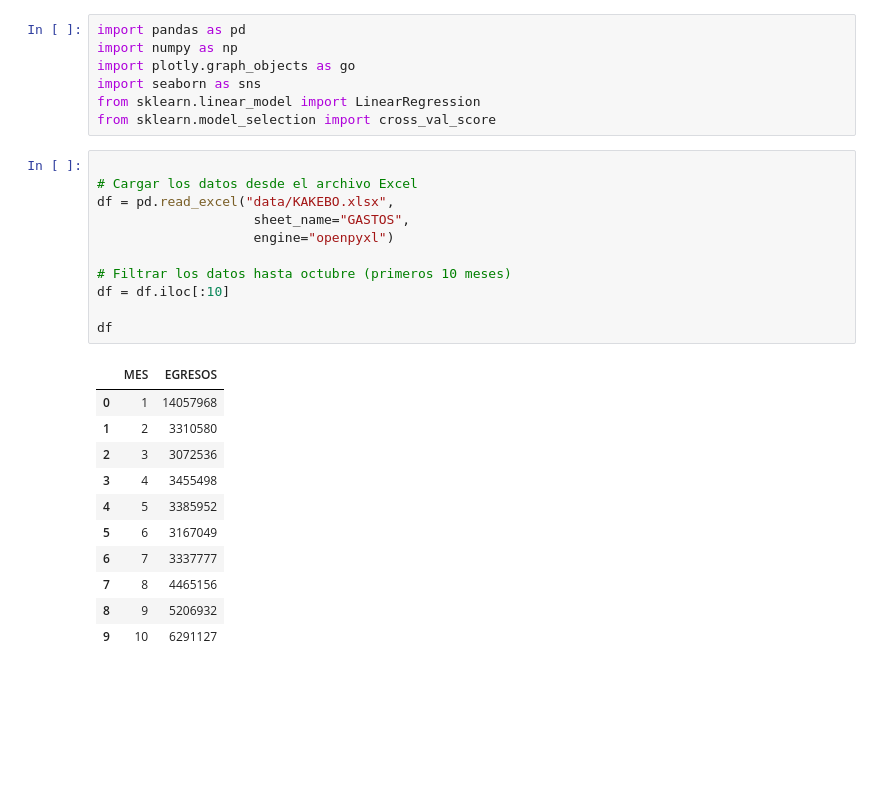
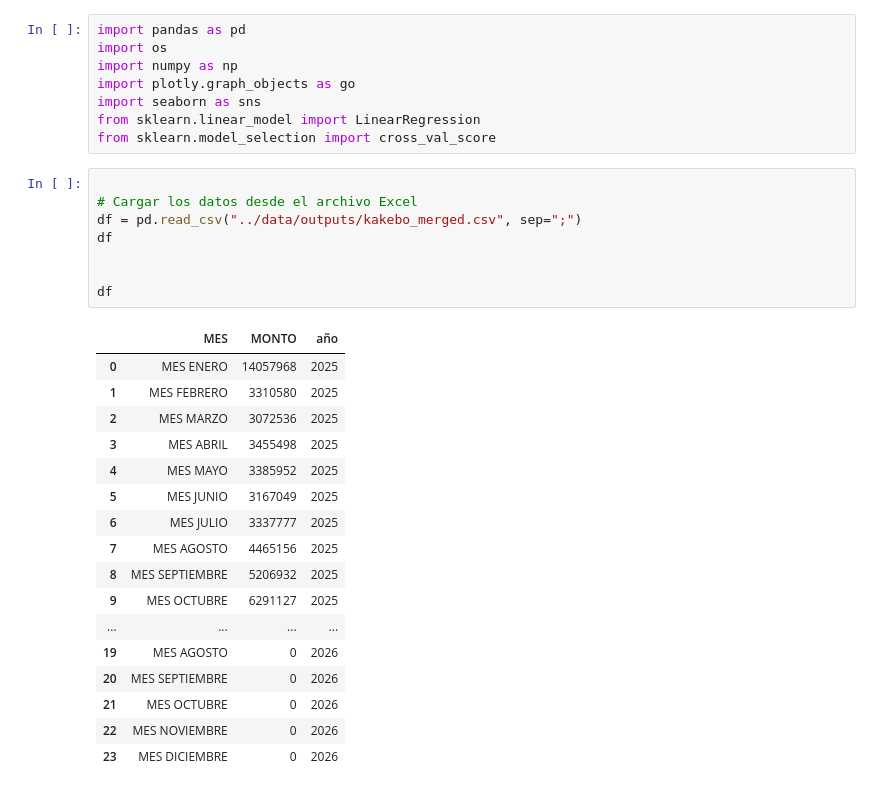
Before and after one commit to wafervi/KAKEBIA, a Jupyter notebook: notebooks/PREDICCIONES_KAKEBO.ipynb, the cells around one changed output. Drawn from its saved outputs; the diff is of its cells as text; blank space fills up the shorter version.

```diff
--- a/notebooks/PREDICCIONES_KAKEBO.ipynb
+++ b/notebooks/PREDICCIONES_KAKEBO.ipynb
@@ -1,5 +1,6 @@
 # %%
 import pandas as pd
+import os
 import numpy as np
 import plotly.graph_objects as go
 import seaborn as sns
@@ -8,23 +9,26 @@ from sklearn.model_selection import cross_val_score
 # %%
 
 # Cargar los datos desde el archivo Excel
-df = pd.read_excel("data/KAKEBO.xlsx",
-                    sheet_name="GASTOS",
-                    engine="openpyxl")
+df = pd.read_csv("../data/outputs/kakebo_merged.csv", sep=";")
+df
 
-# Filtrar los datos hasta octubre (primeros 10 meses)
-df = df.iloc[:10]
 
 df
 # %% [output]
-|  | MES | EGRESOS |
-| 0 | 1 | 14057968 |
-| 1 | 2 | 3310580 |
-| 2 | 3 | 3072536 |
-| 3 | 4 | 3455498 |
-| 4 | 5 | 3385952 |
-| 5 | 6 | 3167049 |
-| 6 | 7 | 3337777 |
-| 7 | 8 | 4465156 |
-| 8 | 9 | 5206932 |
-| 9 | 10 | 6291127 |
+|  | MES | MONTO | año |
+| 0 | MES ENERO | 14057968 | 2025 |
+| 1 | MES FEBRERO | 3310580 | 2025 |
+| 2 | MES MARZO | 3072536 | 2025 |
+| 3 | MES ABRIL | 3455498 | 2025 |
+| 4 | MES MAYO | 3385952 | 2025 |
+| 5 | MES JUNIO | 3167049 | 2025 |
+| 6 | MES JULIO | 3337777 | 2025 |
+| 7 | MES AGOSTO | 4465156 | 2025 |
+| 8 | MES SEPTIEMBRE | 5206932 | 2025 |
+| 9 | MES OCTUBRE | 6291127 | 2025 |
+| ... | ... | ... | ... |
+| 19 | MES AGOSTO | 0 | 2026 |
+| 20 | MES SEPTIEMBRE | 0 | 2026 |
+| 21 | MES OCTUBRE | 0 | 2026 |
+| 22 | MES NOVIEMBRE | 0 | 2026 |
+| 23 | MES DICIEMBRE | 0 | 2026 |
```
Also changed, not shown: parts of 12 cells of this notebook, 4 other files.
